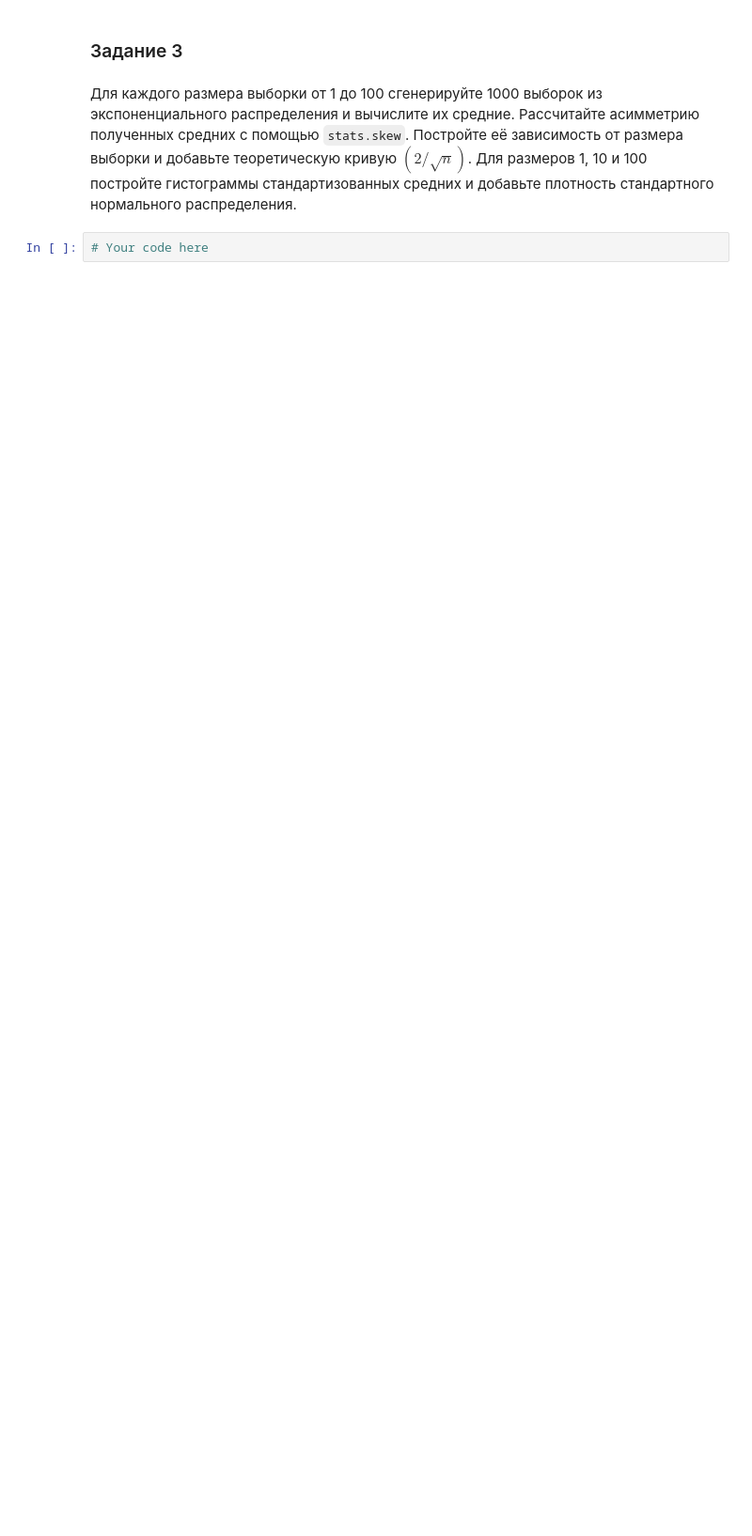
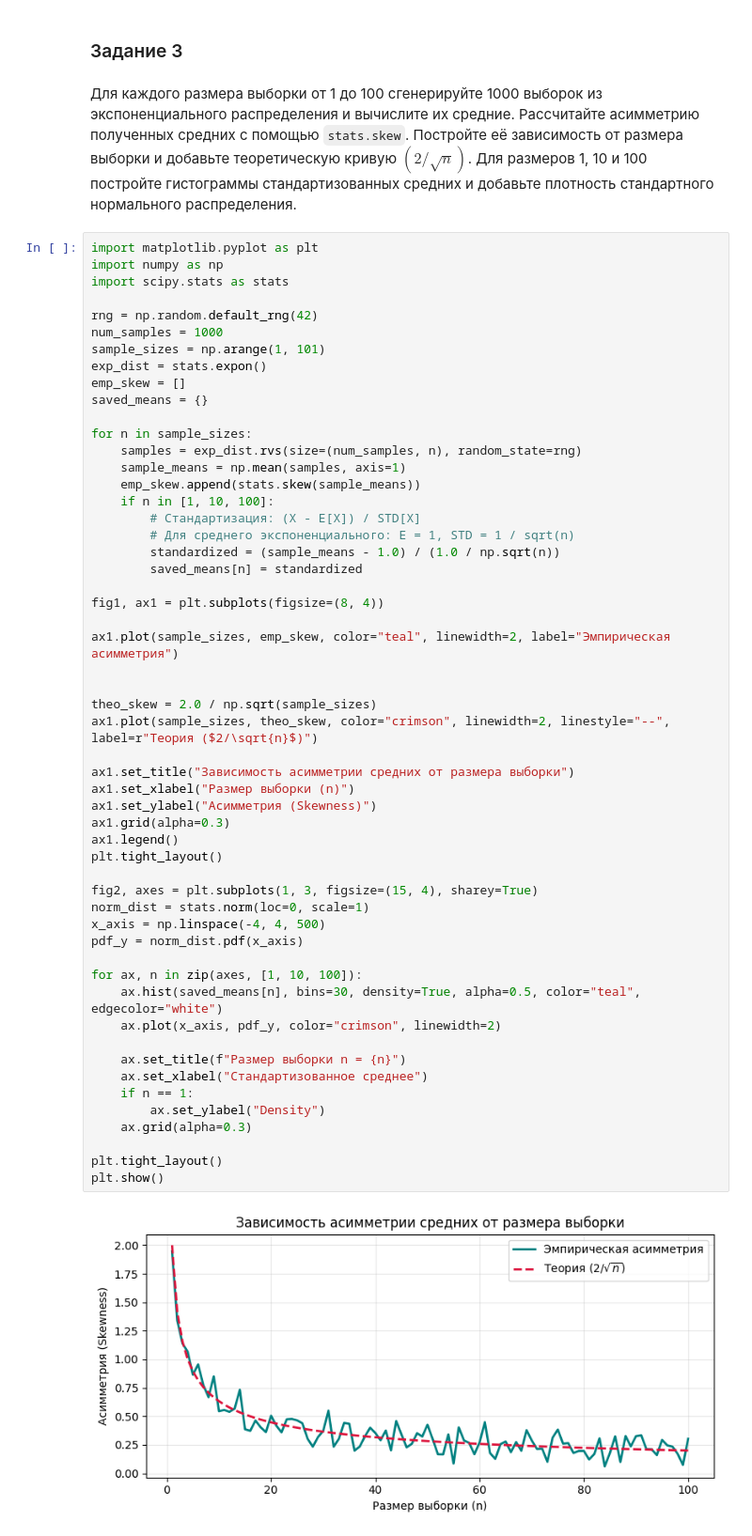
Before and after one commit to Anastetikc/Math_Stat, a Jupyter notebook: notebooks/1_distributions.ipynb, the cells around one changed output. Shown at 94% size. Drawn from its saved outputs; the diff is of its cells as text; blank space fills up the shorter version.

```diff
--- a/notebooks/1_distributions.ipynb
+++ b/notebooks/1_distributions.ipynb
@@ -133,4 +171,58 @@ plt.show()
 # %% [markdown]
 Для каждого размера выборки от 1 до 100 сгенерируйте 1000 выборок из экспоненциального распределения и вычислите их средние. Рассчитайте асимметрию полученных средних с помощью `stats.skew`. Постройте её зависимость от размера выборки и добавьте теоретическую кривую $(2/\sqrt{n})$. Для размеров 1, 10 и 100 постройте гистограммы стандартизованных средних и добавьте плотность стандартного нормального распределения.
 # %%
-# Your code here
+import matplotlib.pyplot as plt
+import numpy as np
+import scipy.stats as stats
+
+rng = np.random.default_rng(42)
+num_samples = 1000
+sample_sizes = np.arange(1, 101)
+exp_dist = stats.expon()
+emp_skew = []
+saved_means = {}
+
+for n in sample_sizes:
+    samples = exp_dist.rvs(size=(num_samples, n), random_state=rng)
+    sample_means = np.mean(samples, axis=1)
+    emp_skew.append(stats.skew(sample_means))
+    if n in [1, 10, 100]:
+        # Стандартизация: (X - E[X]) / STD[X]
+        # Для среднего экспоненциального: E = 1, STD = 1 / sqrt(n)
+        standardized = (sample_means - 1.0) / (1.0 / np.sqrt(n))
+        saved_means[n] = standardized
+
+fig1, ax1 = plt.subplots(figsize=(8, 4))
+
+ax1.plot(sample_sizes, emp_skew, color="teal", linewidth=2, label="Эмпирическая асимметрия")
+
+
+theo_skew = 2.0 / np.sqrt(sample_sizes)
+ax1.plot(sample_sizes, theo_skew, color="crimson", linewidth=2, linestyle="--", label=r"Теория ($2/\sqrt{n}$)")
+
+ax1.set_title("Зависимость асимметрии средних от размера выборки")
+ax1.set_xlabel("Размер выборки (n)")
+ax1.set_ylabel("Асимметрия (Skewness)")
+ax1.grid(alpha=0.3)
+ax1.legend()
+plt.tight_layout()
+
+fig2, axes = plt.subplots(1, 3, figsize=(15, 4), sharey=True)
+norm_dist = stats.norm(loc=0, scale=1)
+x_axis = np.linspace(-4, 4, 500)
+pdf_y = norm_dist.pdf(x_axis)
+
+for ax, n in zip(axes, [1, 10, 100]):
+    ax.hist(saved_means[n], bins=30, density=True, alpha=0.5, color="teal", edgecolor="white")
+    ax.plot(x_axis, pdf_y, color="crimson", linewidth=2)
+
+    ax.set_title(f"Размер выборки n = {n}")
+    ax.set_xlabel("Стандартизованное среднее")
+    if n == 1:
+        ax.set_ylabel("Density")
+    ax.grid(alpha=0.3)
+
+plt.tight_layout()
+plt.show()
+# %% [output]
+[figure, added]
```
Also changed, not shown: parts of 2 cells of this notebook.
